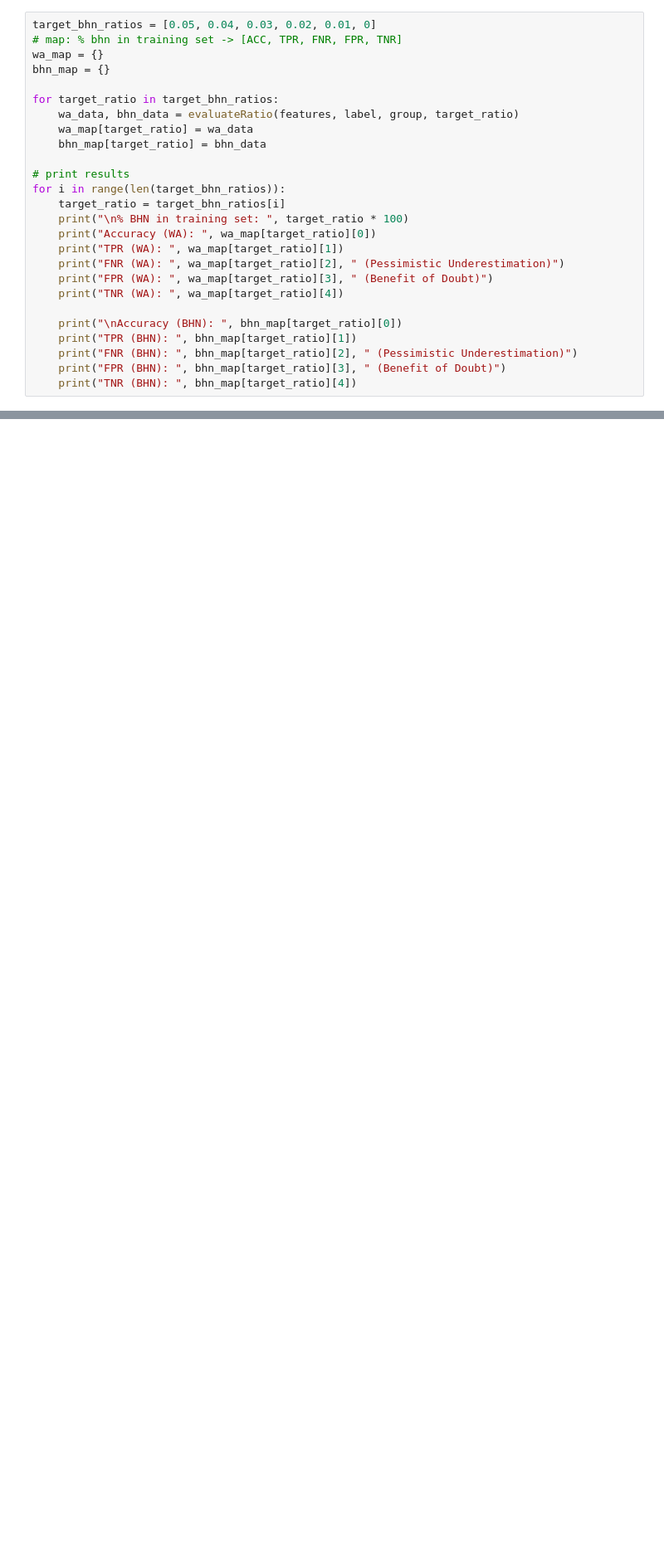
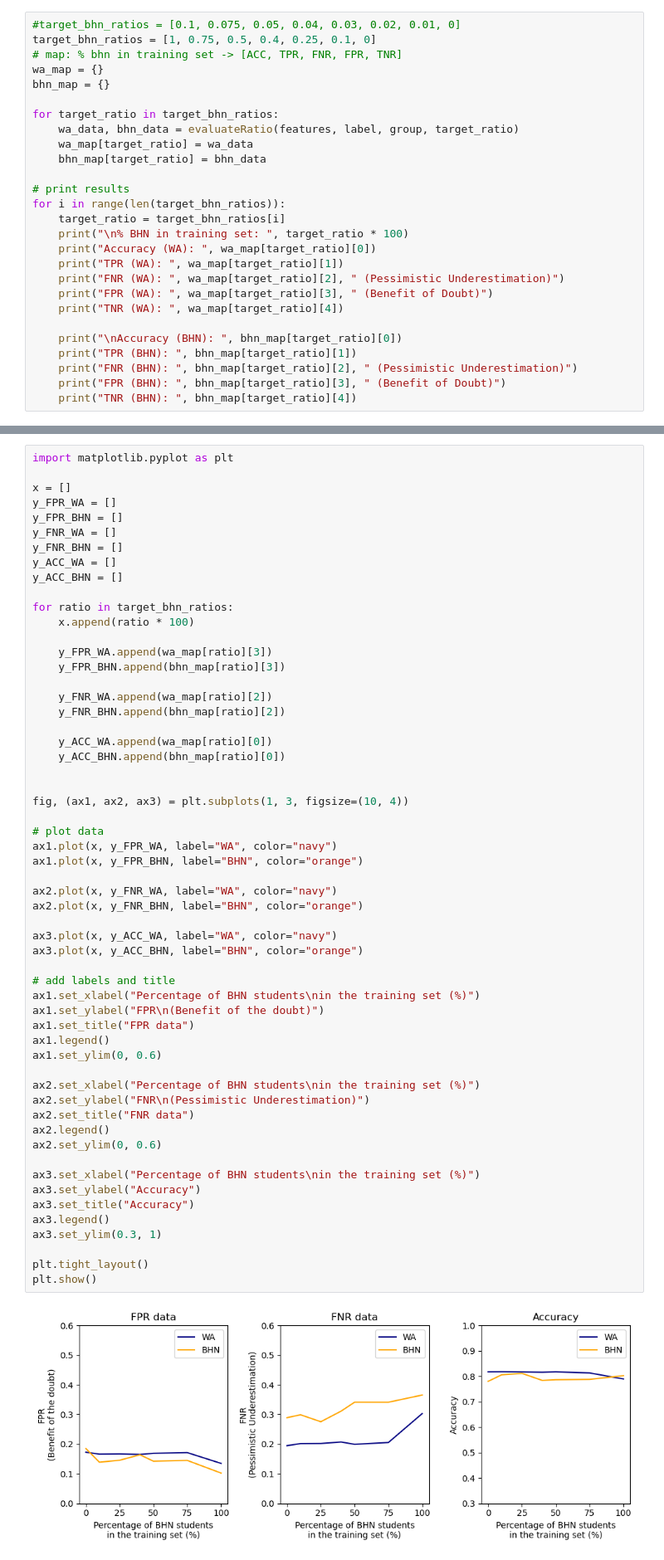
Before and after one commit to cherylstanley/folktables_cs, a Jupyter notebook: folktables/examples/notebooks/ASCIncome.ipynb, the cells around one changed output, grey strips where cells are left out. Shown at 83% size. Saved outputs shown, nothing was run; the diff lists cells and outputs as text; blank space fills up the shorter version.

Commit message:
added graphing functionality

```diff
--- a/folktables/examples/notebooks/ASCIncome.ipynb
+++ b/folktables/examples/notebooks/ASCIncome.ipynb
@@ -104,7 +104,8 @@ def evaluateRatio(features, label, group, bhn_ratio):
 
     return wa_data, bhn_data
 # %%
-target_bhn_ratios = [0.05, 0.04, 0.03, 0.02, 0.01, 0]
+#target_bhn_ratios = [0.1, 0.075, 0.05, 0.04, 0.03, 0.02, 0.01, 0]
+target_bhn_ratios = [1, 0.75, 0.5, 0.4, 0.25, 0.1, 0]
 # map: % bhn in training set -> [ACC, TPR, FNR, FPR, TNR]
 wa_map = {}
 bhn_map = {}
@@ -149,0 +151,59 @@ TNR (BHN):  0.8293216630196937
+# %%
+import matplotlib.pyplot as plt
+
+x = []
+y_FPR_WA = []
+y_FPR_BHN = []
+y_FNR_WA = []
+y_FNR_BHN = []
+y_ACC_WA = []
+y_ACC_BHN = []
+
+for ratio in target_bhn_ratios:
+    x.append(ratio * 100)
+
+    y_FPR_WA.append(wa_map[ratio][3])
+    y_FPR_BHN.append(bhn_map[ratio][3])
+
+    y_FNR_WA.append(wa_map[ratio][2])
+    y_FNR_BHN.append(bhn_map[ratio][2])
+
+    y_ACC_WA.append(wa_map[ratio][0])
+    y_ACC_BHN.append(bhn_map[ratio][0])
+
+
+fig, (ax1, ax2, ax3) = plt.subplots(1, 3, figsize=(10, 4))
+
+# plot data
+ax1.plot(x, y_FPR_WA, label="WA", color="navy")
+ax1.plot(x, y_FPR_BHN, label="BHN", color="orange")
+
+ax2.plot(x, y_FNR_WA, label="WA", color="navy")
+ax2.plot(x, y_FNR_BHN, label="BHN", color="orange")
+
+ax3.plot(x, y_ACC_WA, label="WA", color="navy")
+ax3.plot(x, y_ACC_BHN, label="BHN", color="orange")
+
+# add labels and title
+ax1.set_xlabel("Percentage of BHN students\nin the training set (%)")
+ax1.set_ylabel("FPR\n(Benefit of the doubt)")
+ax1.set_title("FPR data")
+ax1.legend()
+ax1.set_ylim(0, 0.6)
+
+ax2.set_xlabel("Percentage of BHN students\nin the training set (%)")
+ax2.set_ylabel("FNR\n(Pessimistic Underestimation)")
+ax2.set_title("FNR data")
+ax2.legend()
+ax2.set_ylim(0, 0.6)
+
+ax3.set_xlabel("Percentage of BHN students\nin the training set (%)")
+ax3.set_ylabel("Accuracy")
+ax3.set_title("Accuracy")
+ax3.legend()
+ax3.set_ylim(0.3, 1)
+
+plt.tight_layout()
+plt.show()
+# %% [output]
+[figure, added]
```
Also changed, not shown: parts of 1 cell of this notebook.
